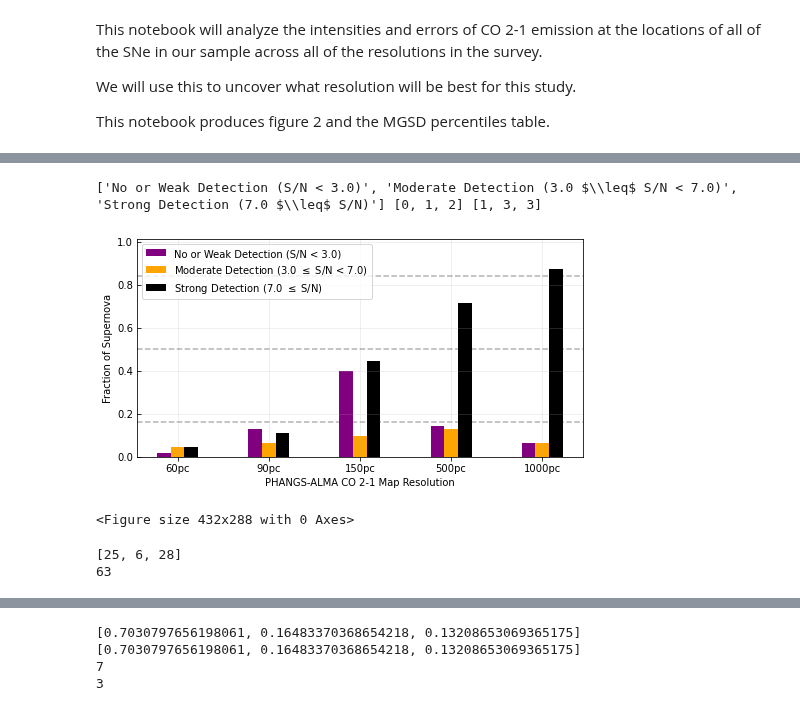
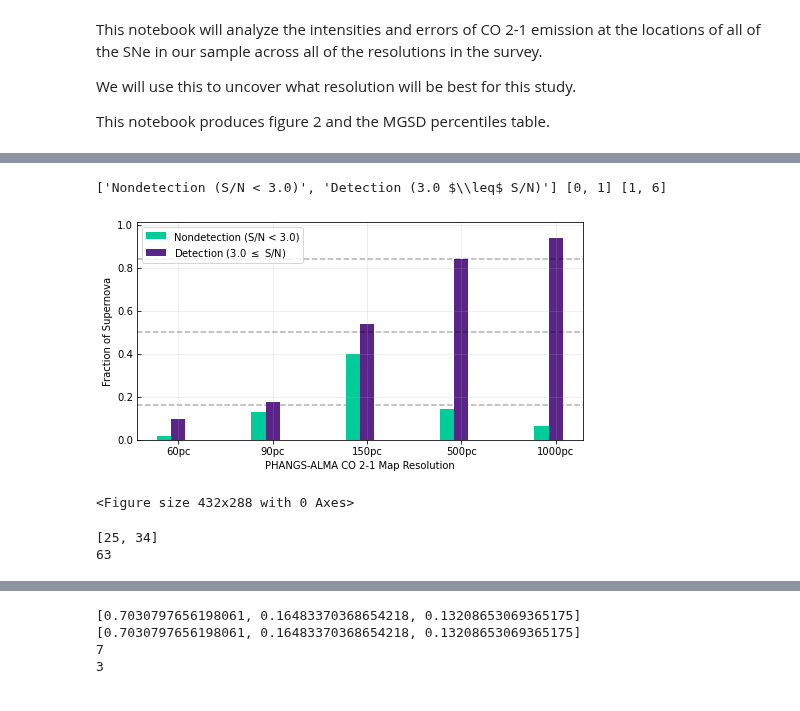
Before and after one commit to NessMayker/SNeCO, a Jupyter notebook: Code/3.1_Figure_2-Do_we_see_gas_at_supernova_locations.ipynb, the cells around one changed output, grey strips where cells are left out. Saved outputs shown, nothing was run; the diff lists cells and outputs as text; code cells hidden in the pictures.

```diff
--- a/Code/3.1_Figure_2-Do_we_see_gas_at_supernova_locations.ipynb
+++ b/Code/3.1_Figure_2-Do_we_see_gas_at_supernova_locations.ipynb
@@ -60,91 +52,88 @@ for i in range(len(database["SN_name"])):
 import matplotlib.pyplot as plt
 %matplotlib inline
 
-def setupBar(low, high, resArray, resStr, flagArr):
+def setupBar(low, resArray, resStr, flagArr):
     '''
     set up figure 2 barplot.
 
     '''
-    lowStr = "No or Weak Detection (S/N < " + str(low) + ")"
-    midStr = "Moderate Detection (" + str(low) + " $\leq$ S/N < " + str(high) + ")"
-    upStr  = "Strong Detection (" + str(high) + " $\leq$ S/N)"
+    lowStr = "Nondetection (S/N < " + str(low) + ")"
+    upStr  = "Detection (" + str(low) + " $\leq$ S/N)"
 
-    x = [lowStr, midStr, upStr]
+    x = [lowStr, upStr]
     x_pos = [i for i, _ in enumerate(x)]
 
-    lowCtr, midCtr, upCtr = 0,0,0
+    lowCtr, upCtr = 0,0
 
     for i in range(len(resArray)):
         if(flagArr[i] == True):
             if resArray[i] < low:
                 lowCtr += 1
-            elif resArray[i] > low and resArray[i] < high:
-                midCtr += 1
-            elif resArray[i] > high:
+            elif resArray[i] >= low:
                 upCtr += 1
 
-    bars = [lowCtr, midCtr, upCtr]
+    bars = [lowCtr, upCtr]
 
     return(x, x_pos, bars)
 # %%
-low, high = 3.0, 7.0
+low = 3.0
 flagArray = np.repeat([True],len(database))
-x60, x_pos60, bar60     = setupBar(low, high, database['pc60SNR'], '60pc', flagArray)
-x90, x_pos90, bar90     = setupBar(low, high, database['pc90SNR'], '90pc', flagArray)
-x120, x_pos120, bar120   = setupBar(low, high, database['pc120SNR'], '120pc', flagArray)
-x150, x_pos150, bar150   = setupBar(low, high, database['pc150SNR'], '150pc', flagArray)
-x500, x_pos500, bar500   = setupBar(low, high, database['pc500SNR'], '500pc', flagArray)
-x750, x_pos750, bar750   = setupBar(low, high, database['pc750SNR'], '750pc', flagArray)
-x1000, x_pos1000, bar1000 = setupBar(low, high, database['pc1000SNR'], '1000pc', flagArray)
+x60, x_pos60, bar60     = setupBar(low, database['pc60SNR'], '60pc', flagArray)
+x90, x_pos90, bar90     = setupBar(low, database['pc90SNR'], '90pc', flagArray)
+x120, x_pos120, bar120   = setupBar(low, database['pc120SNR'], '120pc', flagArray)
+x150, x_pos150, bar150   = setupBar(low, database['pc150SNR'], '150pc', flagArray)
+x500, x_pos500, bar500   = setupBar(low, database['pc500SNR'], '500pc', flagArray)
+x750, x_pos750, bar750   = setupBar(low, database['pc750SNR'], '750pc', flagArray)
+x1000, x_pos1000, bar1000 = setupBar(low, database['pc1000SNR'], '1000pc', flagArray)
 print(x60, x_pos60,bar60)
 sampleSize = len(database['SN_name'])
 N = 5
 ind = np.arange(N)  # the x locations for the groups
 width = 0.15  # the width of the bars
 
 fig = plt.figure()
 ax = fig.add_subplot(111)
 fig.set_figheight(4)
 fig.set_figwidth(8)
 ax.grid(True, alpha = 0.25)
 ax.axhline(y=0.16, ls = '--', color = 'k', alpha = 0.3, zorder=0)
 ax.axhline(y=0.50, ls = '--', color = 'k', alpha = 0.3)
 ax.axhline(y=0.84, ls = '--', color = 'k', alpha = 0.3)
-rects1 = ax.bar(ind[0], bar60[0]/sampleSize, width, color='purple')
-rects2 = ax.bar(ind[1], bar90[0]/sampleSize, width, color='purple')
-rects3 = ax.bar(ind[2], bar150[0]/sampleSize, width, color='purple')
-rects4 = ax.bar(ind[3], bar500[0]/sampleSize, width, color='purple')
-rects7 = ax.bar(ind[4], bar1000[0]/sampleSize, width, color='purple')
-rects1 = ax.bar(ind[0]+width, bar60[1]/sampleSize, width, color='orange')
-rects2 = ax.bar(ind[1]+width, bar90[1]/sampleSize, width, color='orange')
-rects3 = ax.bar(ind[2]+width, bar150[1]/sampleSize, width, color='orange')
-rects4 = ax.bar(ind[3]+width, bar500[1]/sampleSize, width, color='orange')
-rects8 = ax.bar(ind[4]+width, bar1000[1]/sampleSize, width, color='orange')
-rects1 = ax.bar(ind[0]+2*width, bar60[2]/sampleSize, width, color='black')
-rects2 = ax.bar(ind[1]+2*width, bar90[2]/sampleSize, width, color='black')
-rects3 = ax.bar(ind[2]+2*width, bar150[2]/sampleSize, width, color='black')
-rects4 = ax.bar(ind[3]+2*width, bar500[2]/sampleSize, width, color='black')
-rects9 = ax.bar(ind[4]+2*width, bar1000[2]/sampleSize, width, color='black')
+rects1 = ax.bar(ind[0], bar60[0]/sampleSize, width, color=teal)
+rects2 = ax.bar(ind[1], bar90[0]/sampleSize, width, color=teal)
+rects3 = ax.bar(ind[2], bar150[0]/sampleSize, width, color=teal)
+rects4 = ax.bar(ind[3], bar500[0]/sampleSize, width, color=teal)
+rects7 = ax.bar(ind[4], bar1000[0]/sampleSize, width, color=teal)
+rects1 = ax.bar(ind[0]+width, bar60[1]/sampleSize, width, color=darkpurple)
+rects2 = ax.bar(ind[1]+width, bar90[1]/sampleSize, width, color=darkpurple)
+rects3 = ax.bar(ind[2]+width, bar150[1]/sampleSize, width, color=darkpurple)
+rects4 = ax.bar(ind[3]+width, bar500[1]/sampleSize, width, color=darkpurple)
+rects8 = ax.bar(ind[4]+width, bar1000[1]/sampleSize, width, color=darkpurple)
+# rects1 = ax.bar(ind[0]+2*width, bar60[2]/sampleSize, width, color='black')
+# rects2 = ax.bar(ind[1]+2*width, bar90[2]/sampleSize, width, color='black')
+# rects3 = ax.bar(ind[2]+2*width, bar150[2]/sampleSize, width, color='black')
+# rects4 = ax.bar(ind[3]+2*width, bar500[2]/sampleSize, width, color='black')
+# rects9 = ax.bar(ind[4]+2*width, bar1000[2]/sampleSize, width, color='black')
 ax.set_ylabel('Fraction of Supernova')
 ax.set_ylim(0.0,1.01)
 ax.set_xticks(ind + width)
 ax.tick_params(axis='y', direction='in')
 ax.set_xticklabels(['60pc', '90pc', '150pc', '500pc', '1000pc'])
 ax.set_xlabel("PHANGS-ALMA CO 2-1 Map Resolution")
-ax.legend((rects7[0], rects8[0],rects9[0]), (x60))
+ax.legend((rects7[0], rects8[0]), (x60))
 plt.show()
 plt.tight_layout()
 fig.savefig('../Figures/SNR_Dist_BySNR.png', dpi=300)
 plt.show()
 plt.close()
 
 print(bar150)
 print(sampleSize)
 # %% [output]
-['No or Weak Detection (S/N < 3.0)', 'Moderate Detection (3.0 $\\leq$ S/N < 7.0)', 'Strong Detection (7.0 $\\leq$ S/N)'] [0, 1, 2] [1, 3, 3]
+['Nondetection (S/N < 3.0)', 'Detection (3.0 $\\leq$ S/N)'] [0, 1] [1, 6]
-[figure, old version]
+[figure, new version]
 <Figure size 432x288 with 0 Axes>
-[25, 6, 28]
+[25, 34]
 63
 # %%
 import seaborn as sns
```
Also changed, not shown: parts of 5 cells of this notebook, 10 other files.
